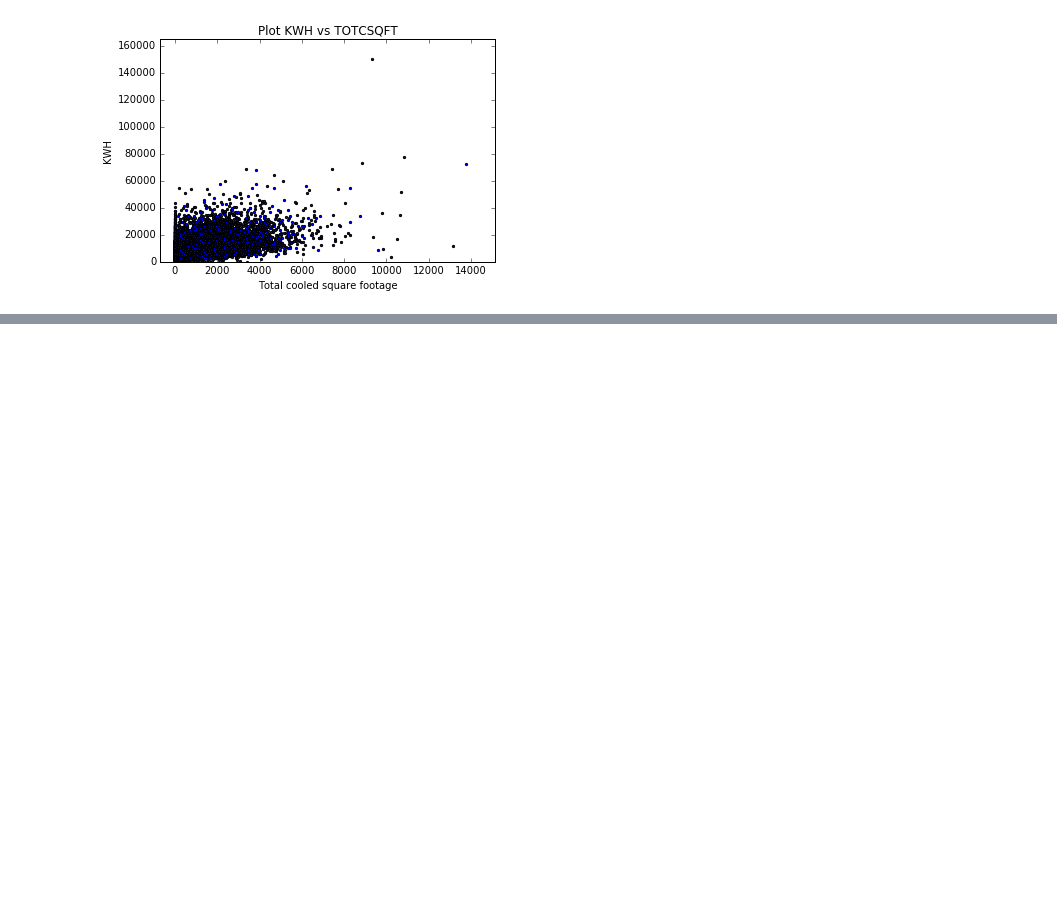
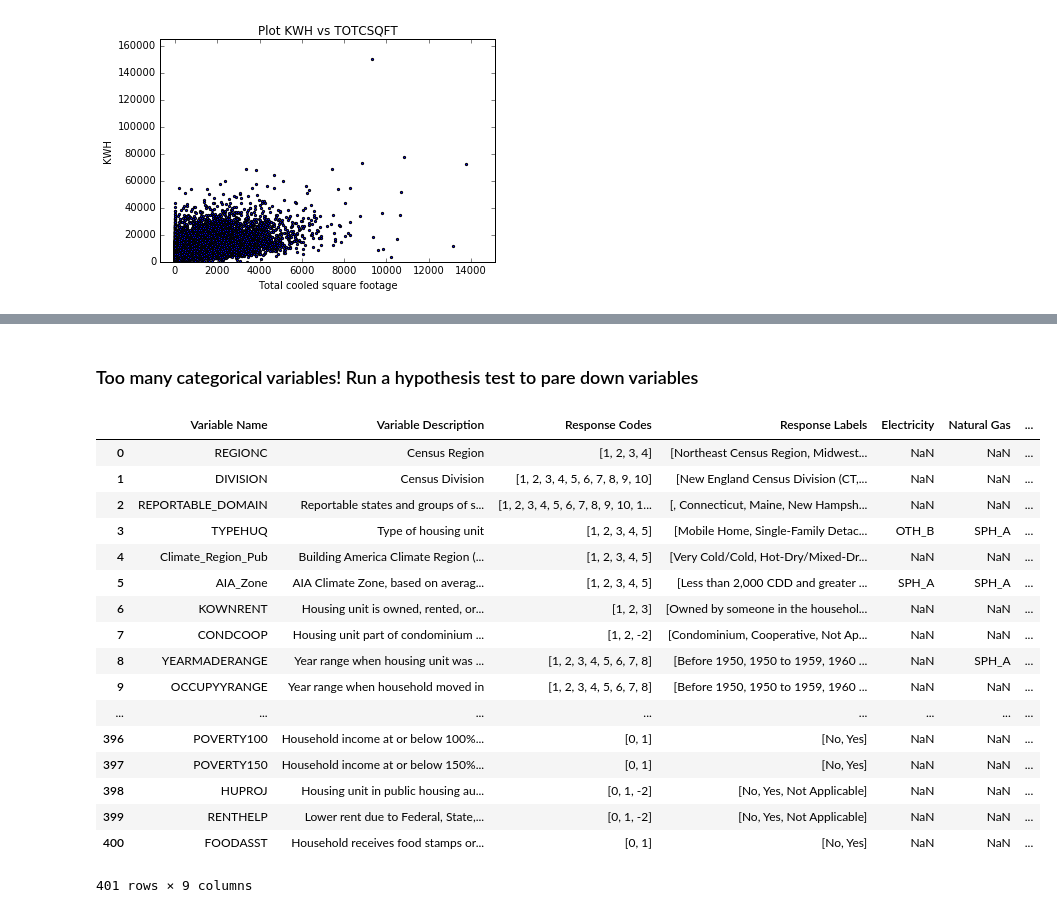
Before and after one commit to mohi7621/Springboard, a Jupyter notebook: capstone/data-wrangling-v3.ipynb, the cells around one changed output, grey strips where cells are left out. Drawn from its saved outputs; the diff is of its cells as text; code cells hidden in the pictures; blank space fills up the shorter version.

```diff
--- a/capstone/data-wrangling-v3.ipynb
+++ b/capstone/data-wrangling-v3.ipynb
@@ -157,0 +176,25 @@ for var in r_vals.variable:
+# %%
+def valerr(x):
+    try:
+        if int(x):
+            return 'clean'
+    except ValueError:
+        return 'not clean'
+    else:
+        return 'clean'
+# %%
+# This section converts categorical data into numerical lists or sorts out variables that need further cleaning
+
+pccat_clean = pd.DataFrame(columns = pccat.columns)
+pccat_unclean = pd.DataFrame(columns = pccat.columns)
+i = 0
+for idx,val in enumerate(pccat['Response Codes']):
+    if valerr(val[0]) == 'clean':
+        val=[int(x) for x in val]
+        pccat_clean.loc[len(pccat_clean)] = pccat.iloc[idx]
+    elif valerr(val[0]) == 'not clean':
+        pccat_unclean.loc[len(pccat_unclean)] = pccat.iloc[idx]
+
+# Convert list responses from string to numeric
+for i in np.arange(len(pccat_clean)):
+    pccat_clean['Response Codes'][i] = [int(x) for x in pccat_clean['Response Codes'][i]]
@@ -157,0 +209,23 @@ for var in r_vals.variable:
+# %% [markdown]
+### Too many categorical variables! Run a hypothesis test to pare down variables
+# %%
+pccat_clean
+# %% [output]
+|  | Variable Name | Variable Description | Response Codes | Response Labels | Electricity | Natural Gas | ... |
+| 0 | REGIONC | Census Region | [1, 2, 3, 4] | [Northeast Census Region, Midwest... | NaN | NaN | ... |
+| 1 | DIVISION | Census Division | [1, 2, 3, 4, 5, 6, 7, 8, 9, 10] | [New England Census Division (CT,... | NaN | NaN | ... |
+| 2 | REPORTABLE_DOMAIN | Reportable states and groups of s... | [1, 2, 3, 4, 5, 6, 7, 8, 9, 10, 1... | [, Connecticut, Maine, New Hampsh... | NaN | NaN | ... |
+| 3 | TYPEHUQ | Type of housing unit | [1, 2, 3, 4, 5] | [Mobile Home, Single-Family Detac... | OTH_B | SPH_A | ... |
+| 4 | Climate_Region_Pub | Building America Climate Region (... | [1, 2, 3, 4, 5] | [Very Cold/Cold, Hot-Dry/Mixed-Dr... | NaN | NaN | ... |
+| 5 | AIA_Zone | AIA Climate Zone, based on averag... | [1, 2, 3, 4, 5] | [Less than 2,000 CDD and greater ... | SPH_A | SPH_A | ... |
+| 6 | KOWNRENT | Housing unit is owned, rented, or... | [1, 2, 3] | [Owned by someone in the househol... | NaN | NaN | ... |
+| 7 | CONDCOOP | Housing unit part of condominium ... | [1, 2, -2] | [Condominium, Cooperative, Not Ap... | NaN | NaN | ... |
+| 8 | YEARMADERANGE | Year range when housing unit was ... | [1, 2, 3, 4, 5, 6, 7, 8] | [Before 1950, 1950 to 1959, 1960 ... | NaN | SPH_A | ... |
+| 9 | OCCUPYYRANGE | Year range when household moved in | [1, 2, 3, 4, 5, 6, 7, 8] | [Before 1950, 1950 to 1959, 1960 ... | NaN | NaN | ... |
+| ... | ... | ... | ... | ... | ... | ... | ... |
+| 396 | POVERTY100 | Household income at or below 100%... | [0, 1] | [No, Yes] | NaN | NaN | ... |
+| 397 | POVERTY150 | Household income at or below 150%... | [0, 1] | [No, Yes] | NaN | NaN | ... |
+| 398 | HUPROJ | Housing unit in public housing au... | [0, 1, -2] | [No, Yes, Not Applicable] | NaN | NaN | ... |
+| 399 | RENTHELP | Lower rent due to Federal, State,... | [0, 1, -2] | [No, Yes, Not Applicable] | NaN | NaN | ... |
+| 400 | FOODASST | Household receives food stamps or... | [0, 1] | [No, Yes] | NaN | NaN | ... |
+401 rows × 9 columns
```
Also changed, not shown: parts of 20 cells of this notebook, 8 other files.
